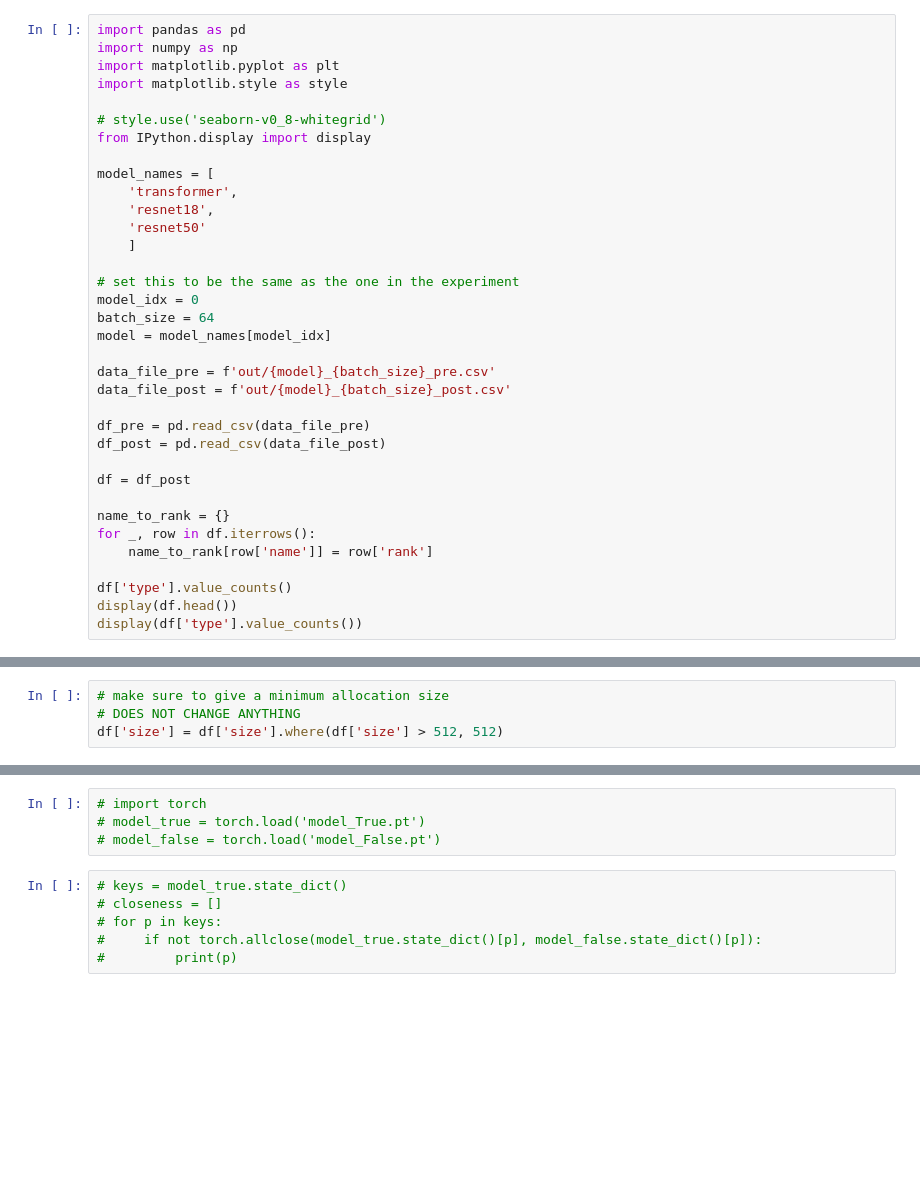
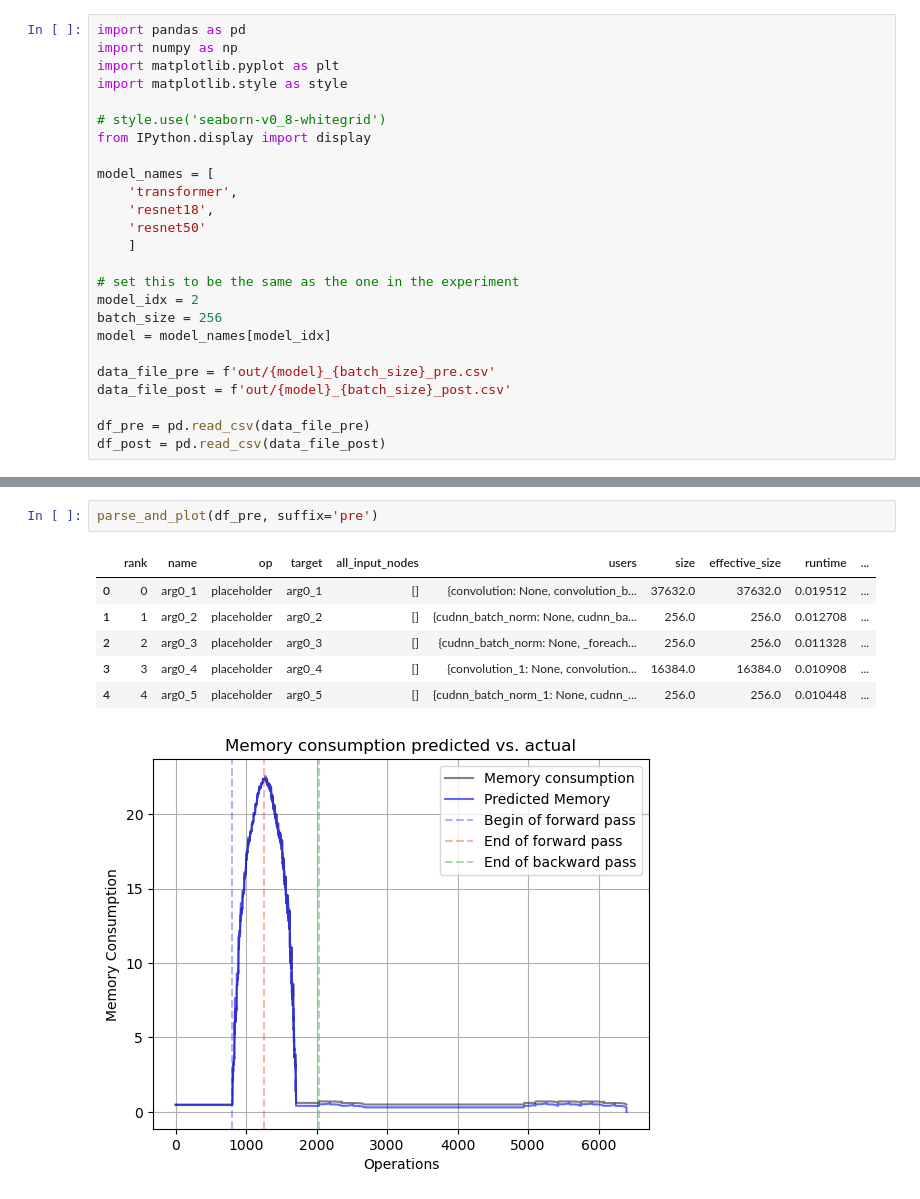
Before and after one commit to keremdayi2/CS265-mlsys-project, a Jupyter notebook: analysis.ipynb, the cells around one changed output, grey strips where cells are left out. Drawn from its saved outputs; the diff is of its cells as text; blank space fills up the shorter version.

```diff
--- a/analysis.ipynb
+++ b/analysis.ipynb
@@ -14,8 +14,8 @@ model_names = [
     ]
 
 # set this to be the same as the one in the experiment
-model_idx = 0
-batch_size = 64
+model_idx = 2
+batch_size = 256
 model = model_names[model_idx]
 
 data_file_pre = f'out/{model}_{batch_size}_pre.csv'
@@ -23,13 +23,3 @@ data_file_post = f'out/{model}_{batch_size}_post.csv'
 
 df_pre = pd.read_csv(data_file_pre)
 df_post = pd.read_csv(data_file_post)
-
-df = df_post
-
-name_to_rank = {}
-for _, row in df.iterrows():
-    name_to_rank[row['name']] = row['rank']
-
-df['type'].value_counts()
-display(df.head())
-display(df['type'].value_counts())
@@ -75,4 +25,0 @@ df_grad[op_start:].head()
-# %%
-# make sure to give a minimum allocation size
-# DOES NOT CHANGE ANYTHING
-df['size'] = df['size'].where(df['size'] > 512, 512)
@@ -116,10 +85,10 @@ plt.show()
-# %%
-# import torch
-# model_true = torch.load('model_True.pt')
-# model_false = torch.load('model_False.pt')
-# %%
-# keys = model_true.state_dict()
-# closeness = []
-# for p in keys:
-#     if not torch.allclose(model_true.state_dict()[p], model_false.state_dict()[p]):
-#         print(p)
+# %%
+parse_and_plot(df_pre, suffix='pre')
+# %% [output]
+|  | rank | name | op | target | all_input_nodes | users | size | effective_size | runtime | ... |
+| 0 | 0 | arg0_1 | placeholder | arg0_1 | [] | {convolution: None, convolution_b... | 37632.0 | 37632.0 | 0.019512 | ... |
+| 1 | 1 | arg0_2 | placeholder | arg0_2 | [] | {cudnn_batch_norm: None, cudnn_ba... | 256.0 | 256.0 | 0.012708 | ... |
+| 2 | 2 | arg0_3 | placeholder | arg0_3 | [] | {cudnn_batch_norm: None, _foreach... | 256.0 | 256.0 | 0.011328 | ... |
+| 3 | 3 | arg0_4 | placeholder | arg0_4 | [] | {convolution_1: None, convolution... | 16384.0 | 16384.0 | 0.010908 | ... |
+| 4 | 4 | arg0_5 | placeholder | arg0_5 | [] | {cudnn_batch_norm_1: None, cudnn_... | 256.0 | 256.0 | 0.010448 | ... |
+[figure, added]
```
Also changed, not shown: parts of 5 cells of this notebook, 17 other files.
